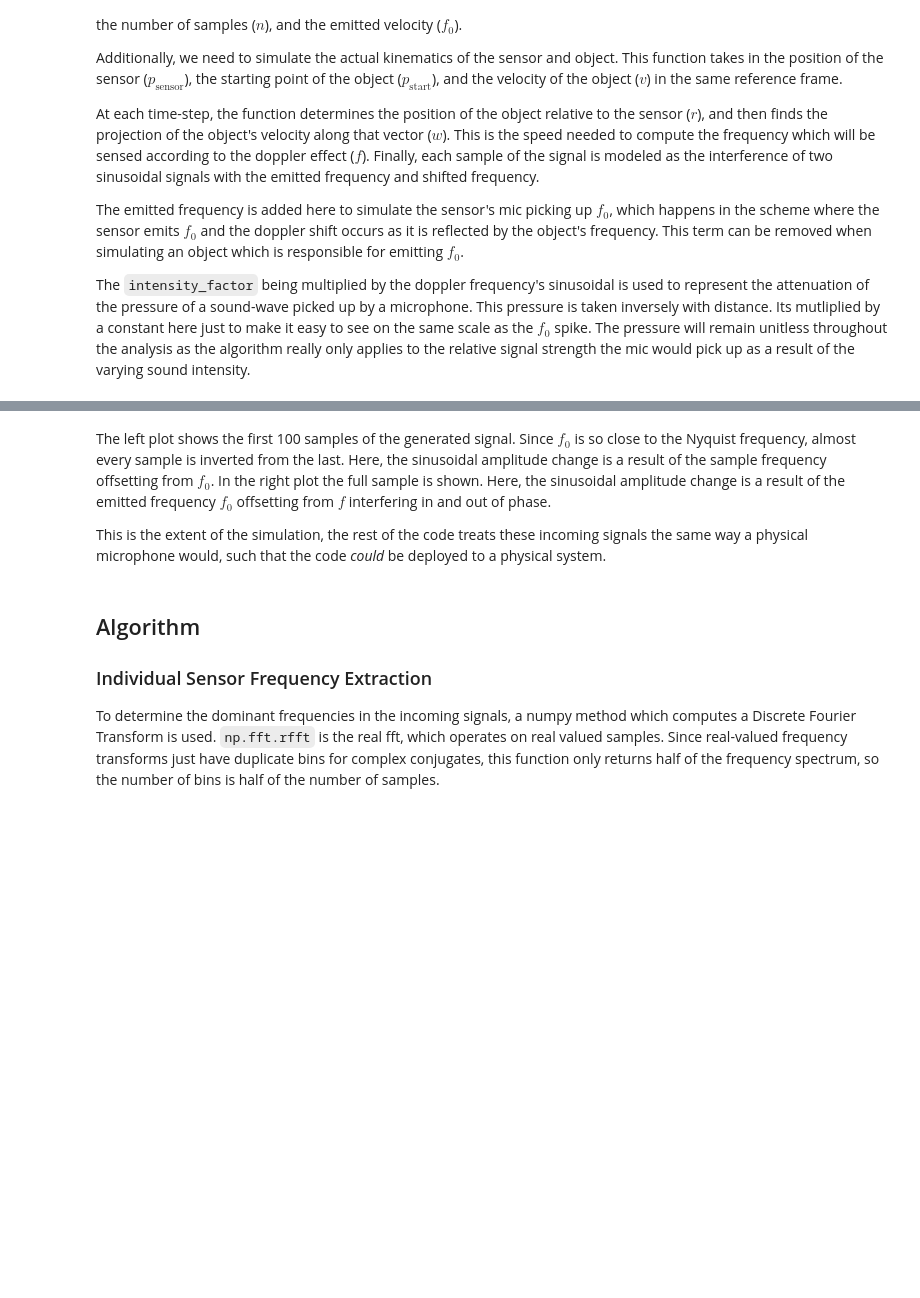
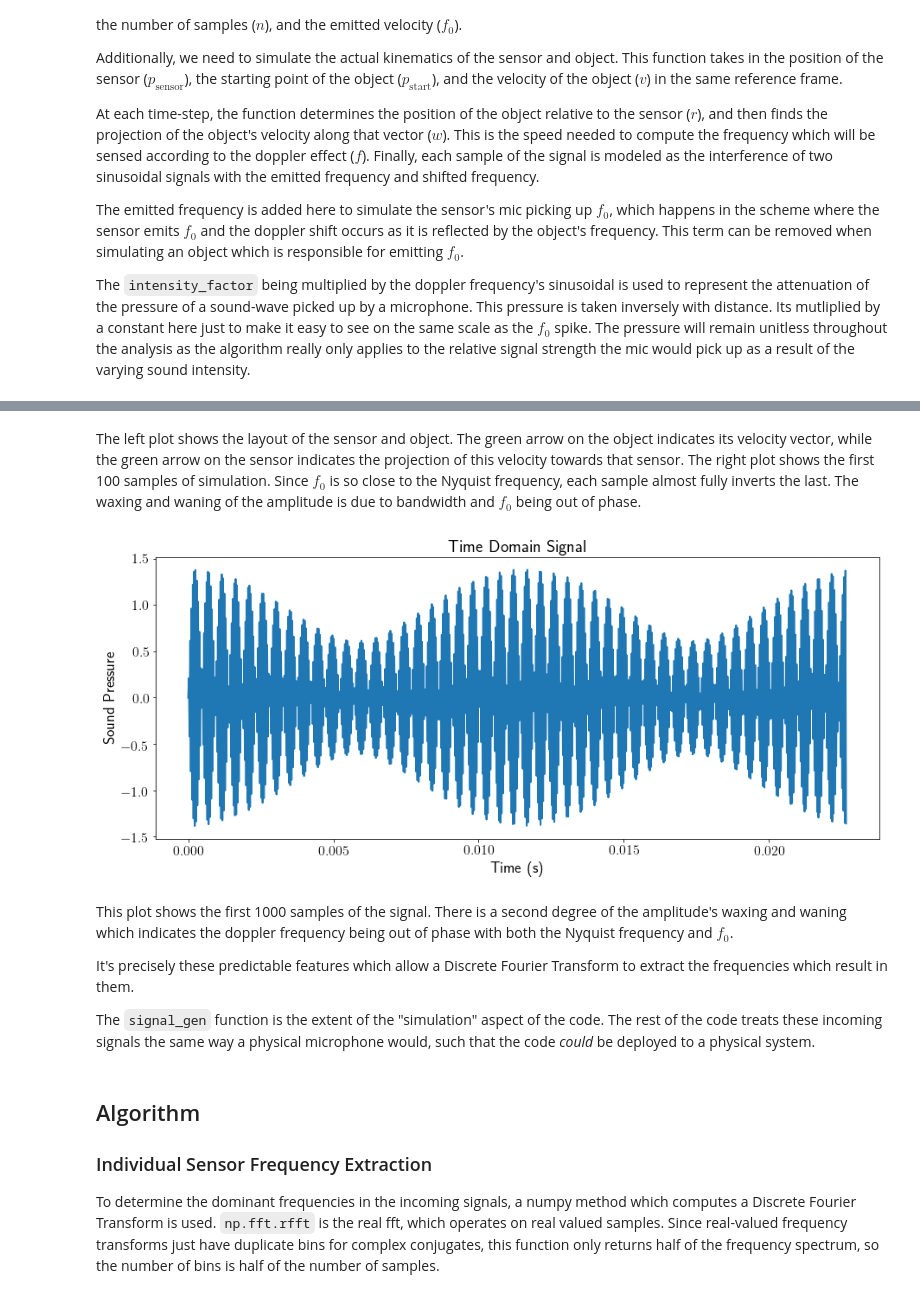
Before and after one commit to EdWard680/pi_echo, a Jupyter notebook: simulation/notebook/Report.ipynb, the cells around one changed output, grey strips where cells are left out. Drawn from its saved outputs; the diff is of its cells as text; code cells hidden in the pictures; blank space fills up the shorter version.

```diff
--- a/simulation/notebook/Report.ipynb
+++ b/simulation/notebook/Report.ipynb
@@ -216,7 +219,21 @@ simple_plot(
+# %% [markdown]
+The left plot shows the layout of the sensor and object. The green arrow on the object indicates its velocity vector, while the green arrow on the sensor indicates the projection of this velocity towards that sensor.
+The right plot shows the first 100 samples of simulation. Since $f_0$ is so close to the Nyquist frequency, each sample almost fully inverts the last. The waxing and waning of the amplitude is due to bandwidth and $f_0$ being out of phase.
+# %%
+simple_plot(not_side_by_side()[0]
+            , signal[:1000]
+            , times[:1000]
+            , xlabel="Time (s)"
+            , ylabel="Sound Pressure"
+            , title="Time Domain Signal")
+# %% [output]
+[figure, added]
 # %% [markdown]
-The left plot shows the first 100 samples of the generated signal. Since $f_0$ is so close to the Nyquist frequency, almost every sample is inverted from the last. Here, the sinusoidal amplitude change is a result of the sample frequency offsetting from $f_0$. In the right plot the full sample is shown. Here, the sinusoidal amplitude change is a result of the emitted frequency $f_0$ offsetting from $f$ interfering in and out of phase.
+This plot shows the first 1000 samples of the signal. There is a second degree of the amplitude's waxing and waning which indicates the doppler frequency being out of phase with both the Nyquist frequency and $f_0$.
 
-This is the extent of the simulation, the rest of the code treats these incoming signals the same way a physical microphone would, such that the code _could_ be deployed to a physical system.
+It's precisely these predictable features which allow a Discrete Fourier Transform to extract the frequencies which result in them.
+
+The `signal_gen` function is the extent of the "simulation" aspect of the code. The rest of the code treats these incoming signals the same way a physical microphone would, such that the code _could_ be deployed to a physical system.
 # %% [markdown]
 ## Algorithm
 
```
Also changed, not shown: parts of 11 cells of this notebook.
